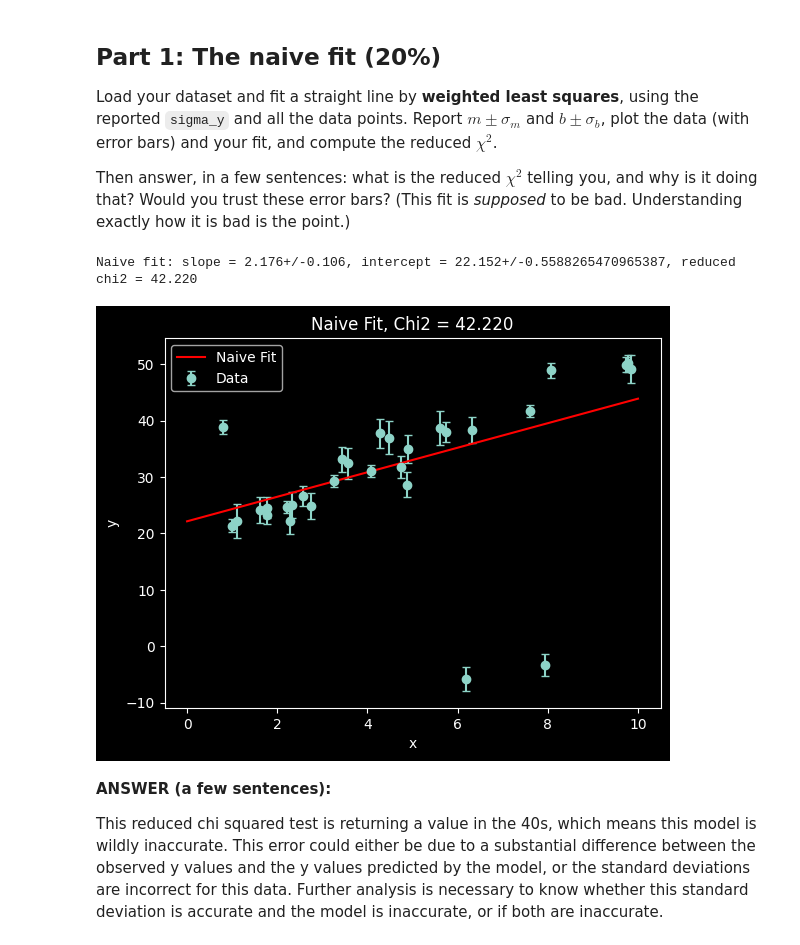
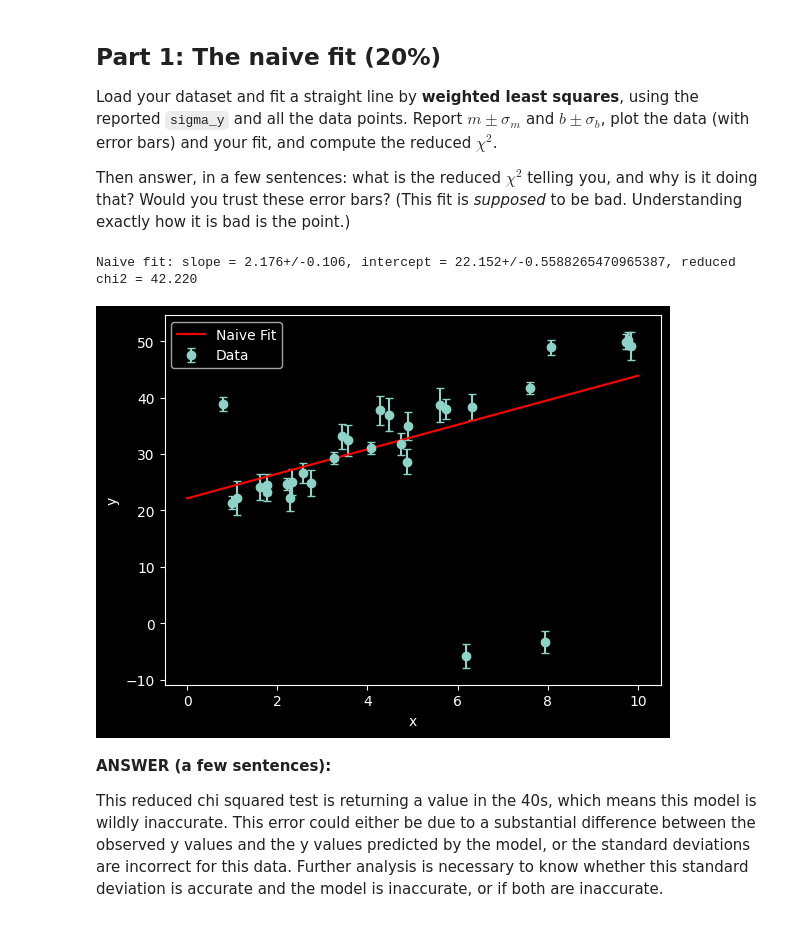
Before and after one commit to gnarayan/ast457_2026_Fall, a Jupyter notebook: submissions/asteves2/lab01.ipynb, the cells around one changed output. Drawn from its saved outputs; the diff is of its cells as text; code cells hidden in the pictures.

```diff
--- a/submissions/asteves2/lab01.ipynb
+++ b/submissions/asteves2/lab01.ipynb
@@ -37,38 +37,34 @@ import matplotlib.pyplot as plt
 netid = 'asteves2'
 data = pd.read_csv(f'/Users/andrewsteves/ast457_2026_Fall/labs/01/data/{netid}.csv')
 x = data['x']
 y = data['y']
 sigma = data['sigma_y']
 
 # polyfit fits a polynomial of chosen degree to the passed data
 # polyval evaluates a polynomial at a specific value
 p, cov = np.polyfit(x, y, 1, w = 1 / sigma, cov = 'unscaled') #setting cov = True returns a coefficient matrix with diagonal entries corresponding to variance coefficients of slope and intercept
 residuals = y - np.polyval(p, x)
 chi2 = np.sum((residuals / sigma)**2)
 chi2_red = chi2 / (len(x) - 2)
 
 stddev_m = np.sqrt(cov[0, 0])
 stddev_b = np.sqrt(cov[1, 1])
 
 print(f"Naive fit: slope = {p[0]:.3f}+/-{stddev_m:.3f}, intercept = {p[1]:.3f}+/-{stddev_b}, reduced chi2 = {chi2_red:.3f}")
 
 xx = np.linspace(0, 10, 200)
 
 fig = plt.figure()
 plt.errorbar(x, y, yerr = sigma, fmt = 'o', capsize = 3, label = 'Data')
 plt.plot(xx, np.polyval(p, xx), color = 'red', label = 'Naive Fit')
 plt.xlabel('x')
 plt.ylabel('y')
 
-plt.title(f'Naive Fit, Chi2 = {chi2_red:.3f}')
-plt.xlabel('x')
-plt.ylabel('y')
-
 plt.legend()
 plt.show()
 # %% [output]
 Naive fit: slope = 2.176+/-0.106, intercept = 22.152+/-0.5588265470965387, reduced chi2 = 42.220
-[figure, old version]
+[figure, new version]
 # %% [markdown]
 **ANSWER (a few sentences):**
 
```
Also changed, not shown: parts of 5 cells of this notebook.
